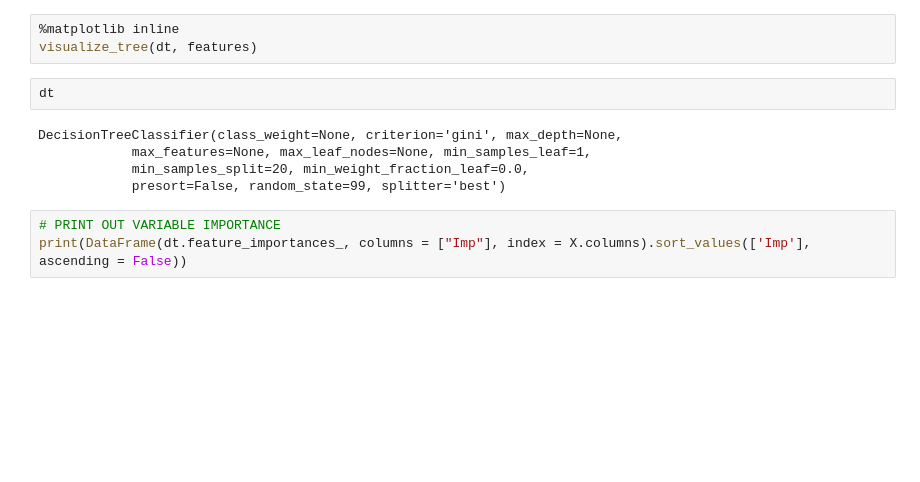
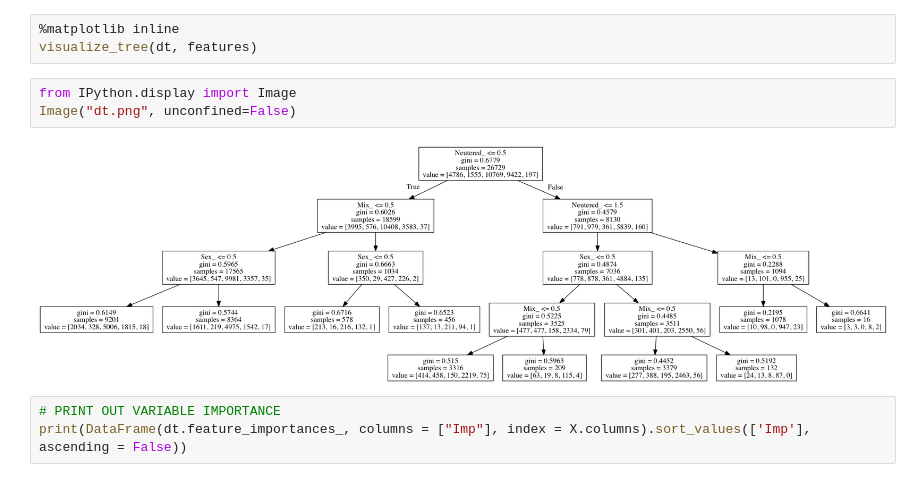
Before and after one commit to tsizzle/animal_shelter_kaggle, a Jupyter notebook: decision tree example.ipynb, the cells around one changed output. Saved outputs shown, nothing was run; the diff lists cells and outputs as text; blank space fills up the shorter version.

Commit message:
messing around w decision tree

```diff
--- a/decision tree example.ipynb
+++ b/decision tree example.ipynb
@@ -250,13 +198,11 @@ def visualize_tree(tree, feature_names):
 # %%
 %matplotlib inline
 visualize_tree(dt, features)
-# %%
-dt
-# %% [output]
-DecisionTreeClassifier(class_weight=None, criterion='gini', max_depth=None,
-            max_features=None, max_leaf_nodes=None, min_samples_leaf=1,
-            min_samples_split=20, min_weight_fraction_leaf=0.0,
-            presort=False, random_state=99, splitter='best')
+# %%
+from IPython.display import Image
+Image("dt.png", unconfined=False)
+# %% [output]
+[figure, added]
 # %%
 # PRINT OUT VARIABLE IMPORTANCE
 print(DataFrame(dt.feature_importances_, columns = ["Imp"], index = X.columns).sort_values(['Imp'], ascending = False))
```
Also changed, not shown: parts of 34 cells of this notebook.
